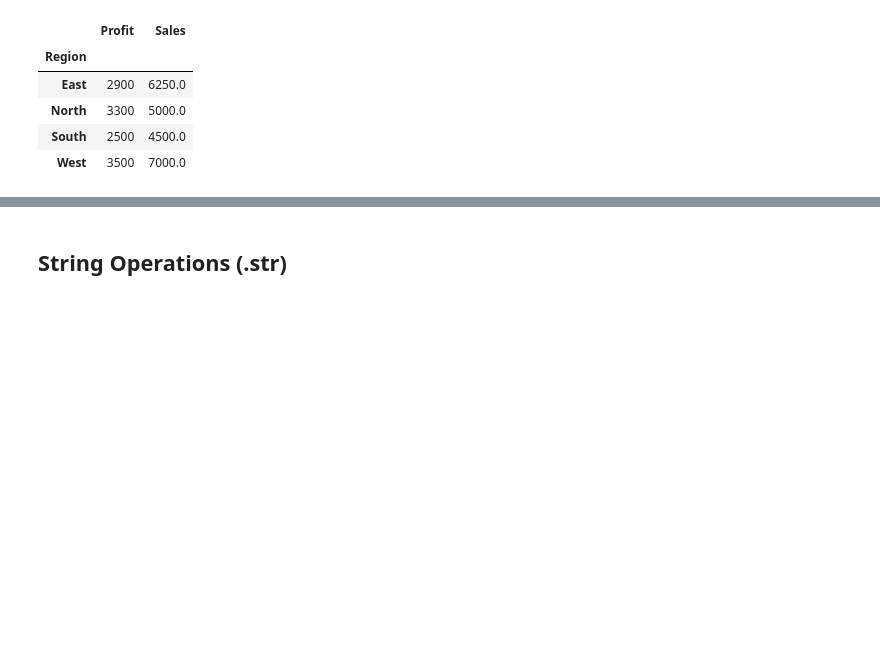
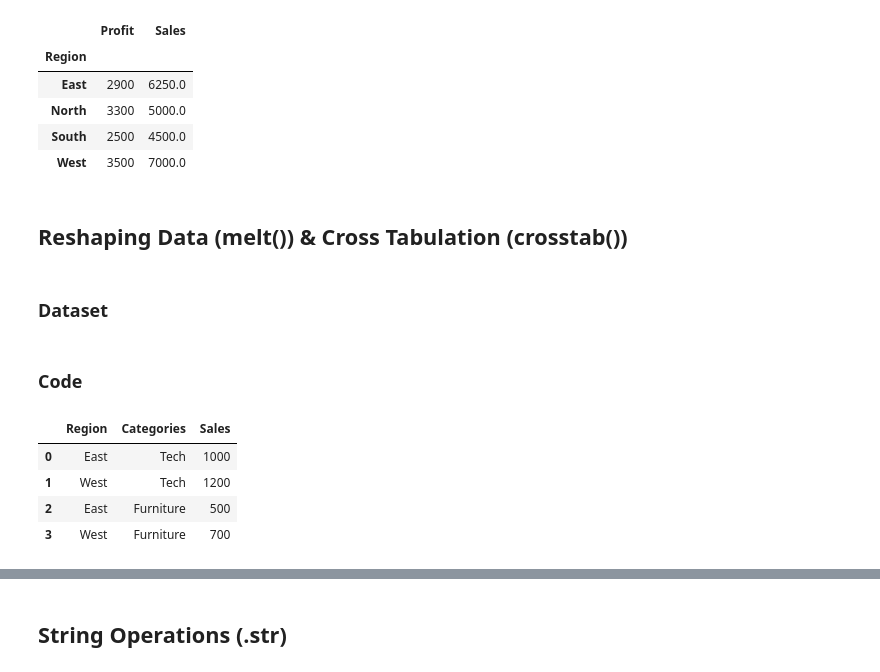
Before and after one commit to srinageswaran2006/Python-for-Data-Analysis, a Jupyter notebook: 03_Pandas/03_Pandas_Notes_and_Practice.ipynb, the cells around one changed output, grey strips where cells are left out. Drawn from its saved outputs; the diff is of its cells as text; code cells hidden in the pictures; blank space fills up the shorter version.

```diff
--- a/03_Pandas/03_Pandas_Notes_and_Practice.ipynb
+++ b/03_Pandas/03_Pandas_Notes_and_Practice.ipynb
@@ -456,3 +698,21 @@ pd.pivot_table(
 | North | 3300 | 5000.0 |
 | South | 2500 | 4500.0 |
 | West | 3500 | 7000.0 |
+# %% [markdown]
+## **Reshaping Data (melt()) & Cross Tabulation (crosstab())**
+# %% [markdown]
+### **Dataset**
+# %%
+wide_df = pd.DataFrame({ "Region":["East","West"], "Tech":[1000,1200], "Furniture":[500,700] })
+# %% [markdown]
+### **Code**
+# %%
+pd.melt(wide_df,id_vars="Region",
+        var_name="Categories",
+        value_name="Sales") #melt())
+# %% [output]
+|  | Region | Categories | Sales |
+| 0 | East | Tech | 1000 |
+| 1 | West | Tech | 1200 |
+| 2 | East | Furniture | 500 |
+| 3 | West | Furniture | 700 |
```
Also changed, not shown: parts of 90 cells of this notebook.
